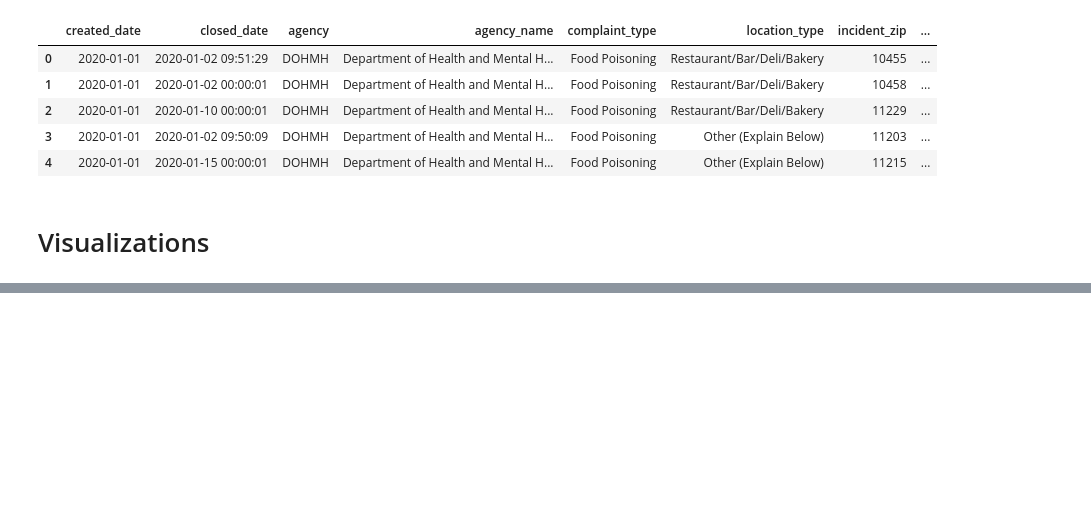
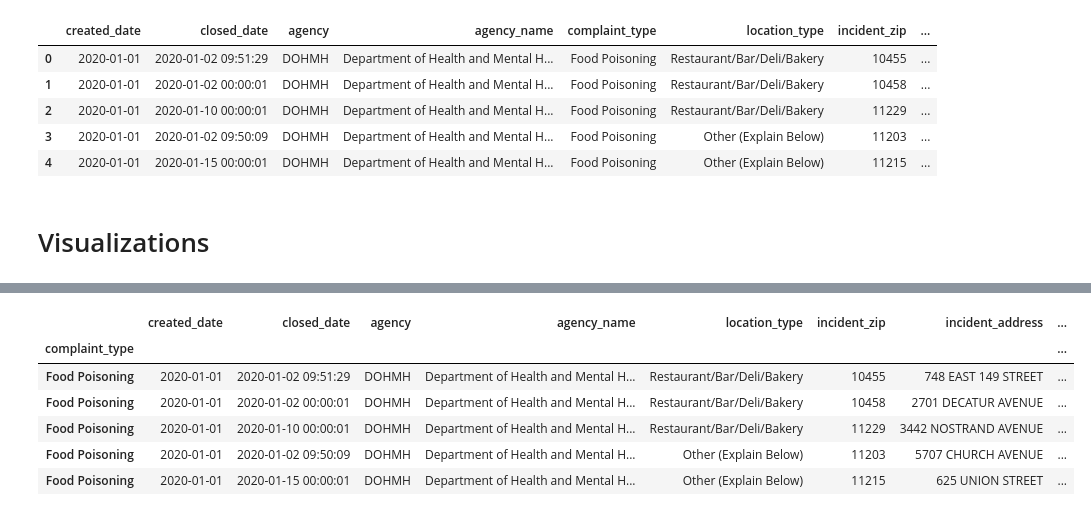
Before and after one commit to outofthenorm27/NYC-OpenData, a Jupyter notebook: ServiceRequests.ipynb, the cells around one changed output, grey strips where cells are left out. Cells and saved outputs as stored; diff of their text form; code cells hidden in the pictures; blank space fills up the shorter version.

Commit message:
updated clean_first_df

```diff
--- a/ServiceRequests.ipynb
+++ b/ServiceRequests.ipynb
@@ -526,0 +569,12 @@ clean_first_df.head()
+# %%
+# Set new index to last_name
+complaint_df = clean_first_df.set_index("complaint_type")
+complaint_df.head()
+# %% [output]
+|  | created_date | closed_date | agency | agency_name | location_type | incident_zip | incident_address | ... |
+| complaint_type |  |  |  |  |  |  |  | ... |
+| Food Poisoning | 2020-01-01 | 2020-01-02 09:51:29 | DOHMH | Department of Health and Mental H... | Restaurant/Bar/Deli/Bakery | 10455 | 748 EAST 149 STREET | ... |
+| Food Poisoning | 2020-01-01 | 2020-01-02 00:00:01 | DOHMH | Department of Health and Mental H... | Restaurant/Bar/Deli/Bakery | 10458 | 2701 DECATUR AVENUE | ... |
+| Food Poisoning | 2020-01-01 | 2020-01-10 00:00:01 | DOHMH | Department of Health and Mental H... | Restaurant/Bar/Deli/Bakery | 11229 | 3442 NOSTRAND AVENUE | ... |
+| Food Poisoning | 2020-01-01 | 2020-01-02 09:50:09 | DOHMH | Department of Health and Mental H... | Other (Explain Below) | 11203 | 5707 CHURCH AVENUE | ... |
+| Food Poisoning | 2020-01-01 | 2020-01-15 00:00:01 | DOHMH | Department of Health and Mental H... | Other (Explain Below) | 11215 | 625 UNION STREET | ... |
```
Also changed, not shown: parts of 3 cells of this notebook, 1 other file.
